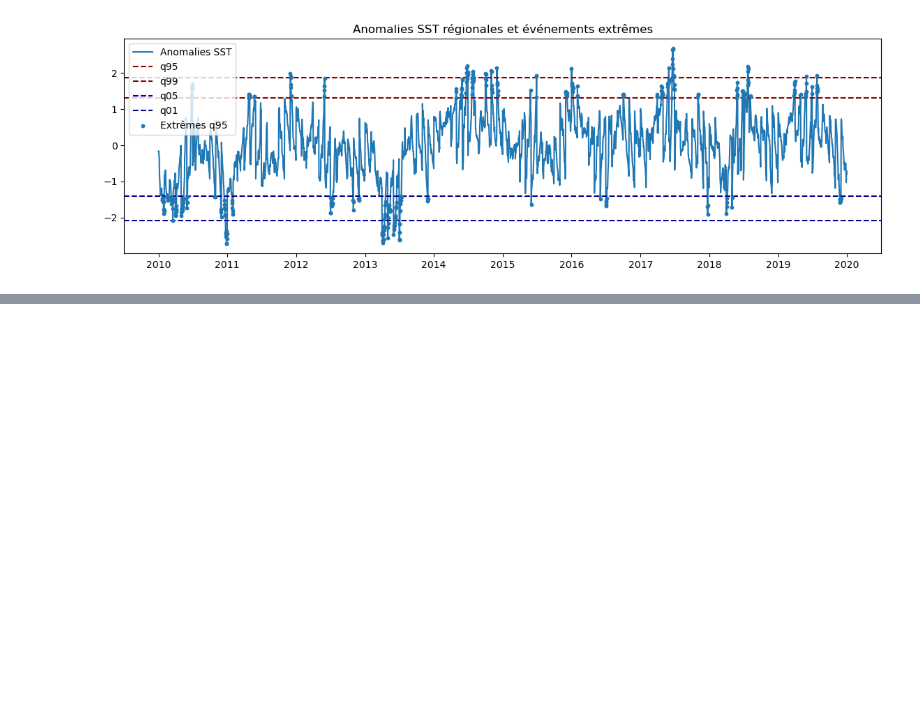
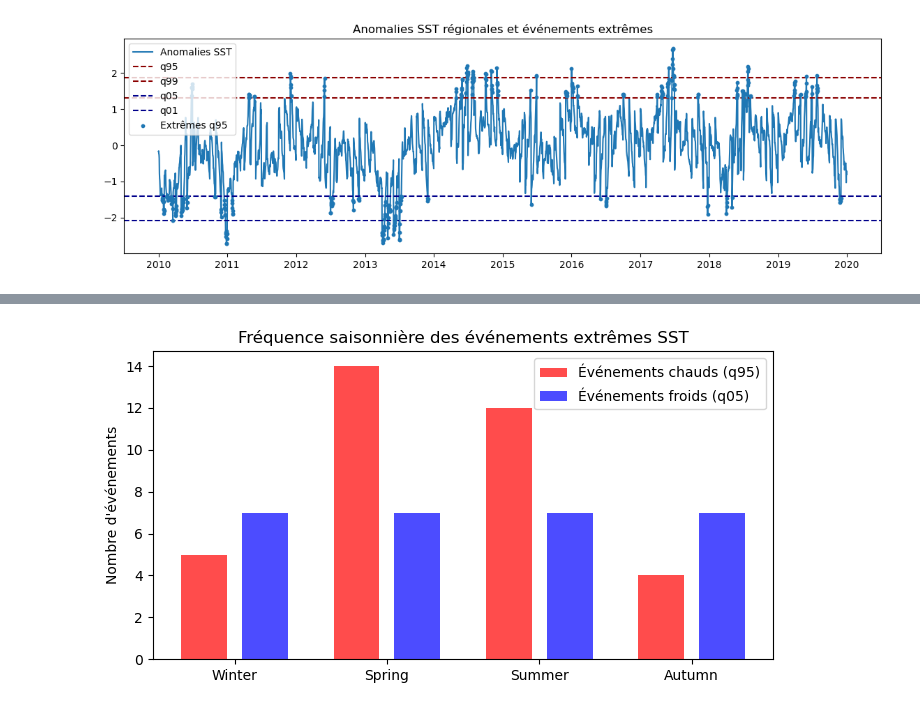
Before and after one commit to mkkuu/EnglishChannelSSTSciML, a Jupyter notebook: notebooks/statisticalAnalysis/11extremesAnalysis.ipynb, the cells around one changed output, grey strips where cells are left out. Saved outputs shown, nothing was run; the diff lists cells and outputs as text; code cells hidden in the pictures; blank space fills up the shorter version.

```diff
--- a/notebooks/statisticalAnalysis/11extremesAnalysis.ipynb
+++ b/notebooks/statisticalAnalysis/11extremesAnalysis.ipynb
@@ -247,0 +374,18 @@ La figure nous montre la persistance, la non-linéarité et la dépendance tempo
+# %%
+# Plotting the seasonal frequency of hot and cold extreme events
+
+seasons = ["Winter", "Spring", "Summer", "Autumn"]
+
+hotCountSeason = [hotSeasons.count(s) for s in seasons]
+coldCountSeason = [coldSeasons.count(s) for s in seasons]
+
+plt.figure(figsize=(8, 4))
+plt.bar(np.array(range(len(seasons))) - 0.2, hotCountSeason, width=0.3, label="Événements chauds (q95)", color="red", alpha=0.7)
+plt.bar(np.array(range(len(seasons))) + 0.2, coldCountSeason, width=0.3, label="Événements froids (q05)", color="blue", alpha=0.7)
+plt.xticks(range(len(seasons)), seasons)
+plt.ylabel("Nombre d'événements")
+plt.title("Fréquence saisonnière des événements extrêmes SST")
+plt.legend()
+plt.show()
+# %% [output]
+[figure, added]
```
Also changed, not shown: parts of 15 cells of this notebook.
